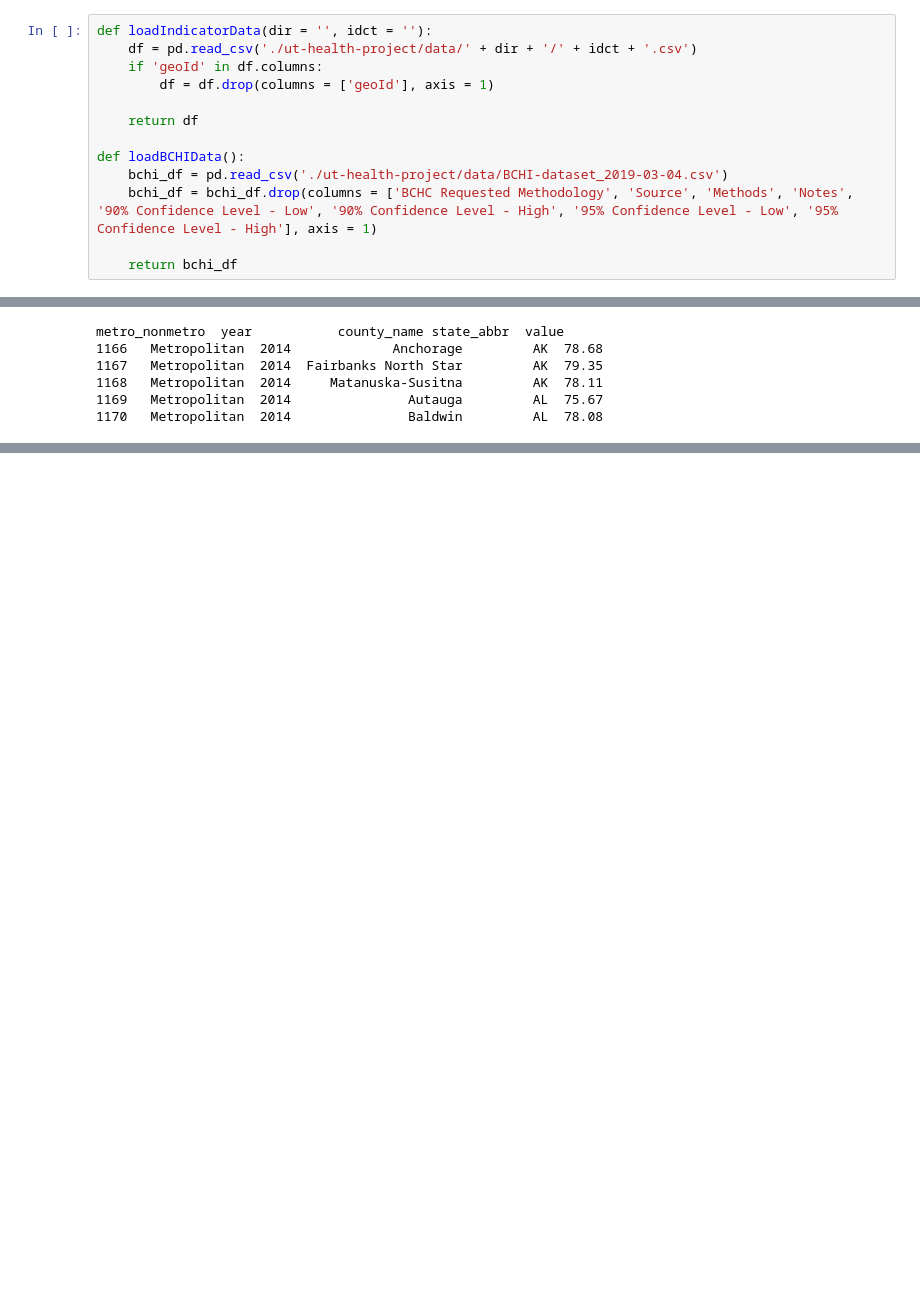
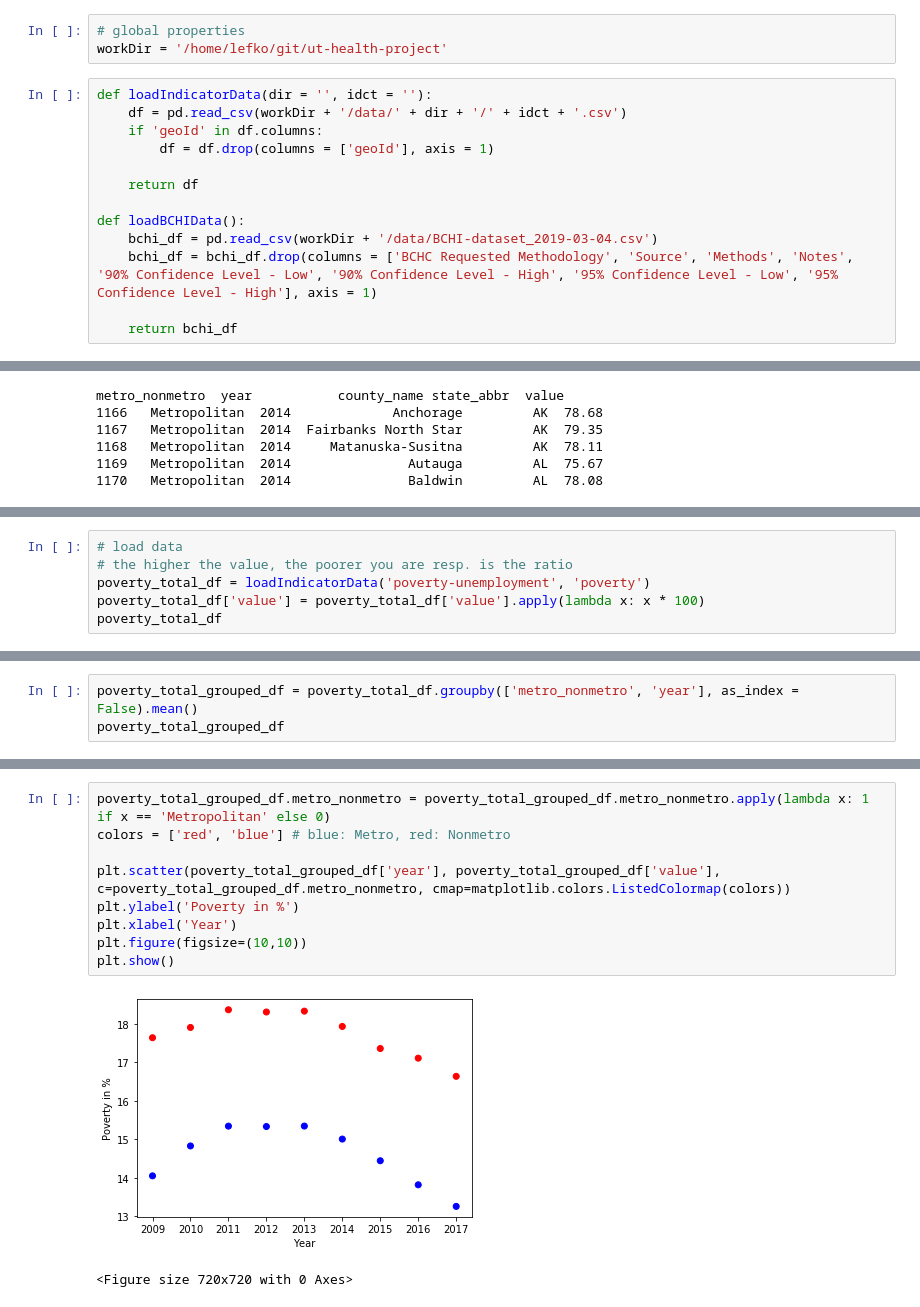
Before and after one commit to lfko/ut-health-project, a Jupyter notebook: src/ut_part1_rural_urban_health.ipynb, the cells around one changed output, grey strips where cells are left out. Cells and saved outputs as stored; diff of their text form; blank space fills up the shorter version.

```diff
--- a/src/ut_part1_rural_urban_health.ipynb
+++ b/src/ut_part1_rural_urban_health.ipynb
@@ -23,13 +29,16 @@ init_notebook_mode(connected=True)
+# %%
+# global properties
+workDir = '/home/lefko/git/ut-health-project'
 # %%
 def loadIndicatorData(dir = '', idct = ''):
-    df = pd.read_csv('./ut-health-project/data/' + dir + '/' + idct + '.csv')
+    df = pd.read_csv(workDir + '/data/' + dir + '/' + idct + '.csv')
     if 'geoId' in df.columns:
         df = df.drop(columns = ['geoId'], axis = 1)
 
     return df
 
 def loadBCHIData():
-    bchi_df = pd.read_csv('./ut-health-project/data/BCHI-dataset_2019-03-04.csv')
+    bchi_df = pd.read_csv(workDir + '/data/BCHI-dataset_2019-03-04.csv')
     bchi_df = bchi_df.drop(columns = ['BCHC Requested Methodology', 'Source', 'Methods', 'Notes', '90% Confidence Level - Low', '90% Confidence Level - High', '95% Confidence Level - Low', '95% Confidence Level - High'], axis = 1)
 
     return bchi_df
@@ -286,0 +394,6 @@ The choropleth  method has been deprecated. Instead use the new Choropleth class
+# %%
+# load data
+# the higher the value, the poorer you are resp. is the ratio
+poverty_total_df = loadIndicatorData('poverty-unemployment', 'poverty')
+poverty_total_df['value'] = poverty_total_df['value'].apply(lambda x: x * 100)
+poverty_total_df
@@ -286,0 +414,3 @@ The choropleth  method has been deprecated. Instead use the new Choropleth class
+# %%
+poverty_total_grouped_df = poverty_total_df.groupby(['metro_nonmetro', 'year'], as_index = False).mean()
+poverty_total_grouped_df
@@ -286,0 +435,12 @@ The choropleth  method has been deprecated. Instead use the new Choropleth class
+# %%
+poverty_total_grouped_df.metro_nonmetro = poverty_total_grouped_df.metro_nonmetro.apply(lambda x: 1 if x == 'Metropolitan' else 0)
+colors = ['red', 'blue'] # blue: Metro, red: Nonmetro
+
+plt.scatter(poverty_total_grouped_df['year'], poverty_total_grouped_df['value'], c=poverty_total_grouped_df.metro_nonmetro, cmap=matplotlib.colors.ListedColormap(colors))
+plt.ylabel('Poverty in %')
+plt.xlabel('Year')
+plt.figure(figsize=(10,10))
+plt.show()
+# %% [output]
+[figure, added]
+<Figure size 720x720 with 0 Axes>
```
Also changed, not shown: parts of 37 cells of this notebook, 1 other file.
